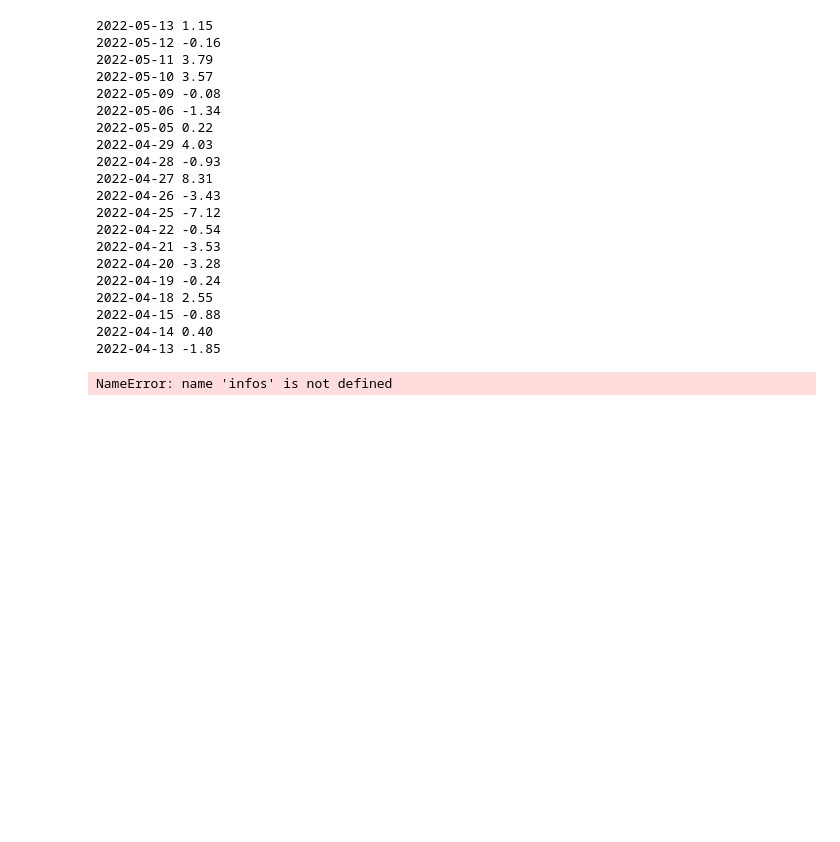
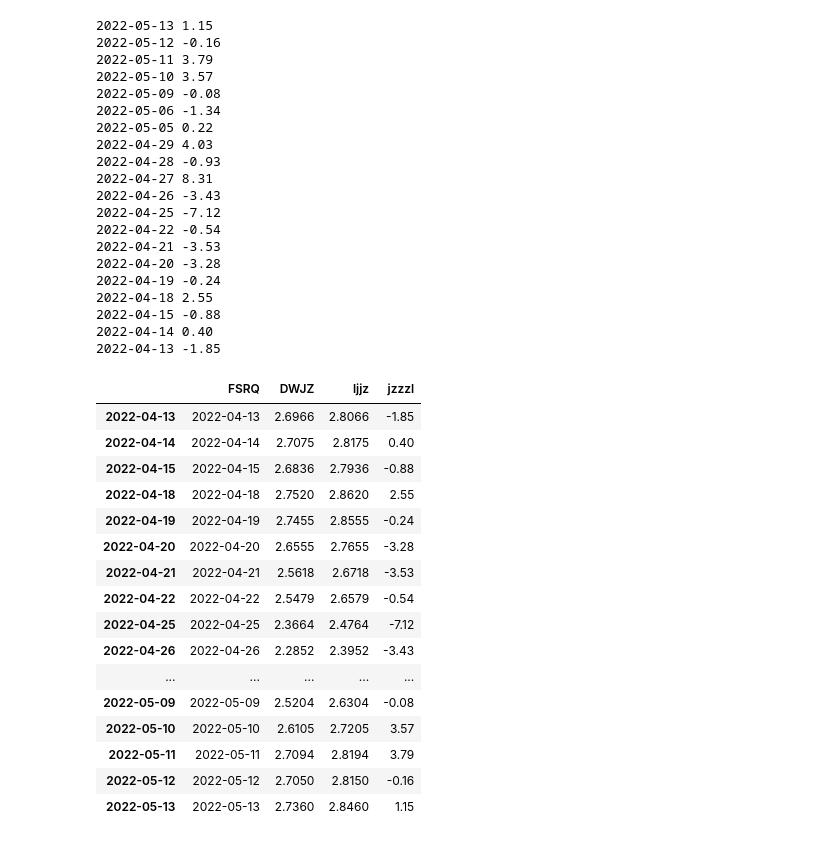
Before and after one commit to Kiiiiii123/stock-prediction-tutorial, a Jupyter notebook: 1.数据获取.ipynb, the cells around one changed output. Saved outputs shown, nothing was run; the diff lists cells and outputs as text; code cells hidden in the pictures; blank space fills up the shorter version.

```diff
--- a/1.数据获取.ipynb
+++ b/1.数据获取.ipynb
@@ -191,19 +191,42 @@ for info in infos:
 # %%
 infosLit = []
 indexList = []
 titleList = ['FSRQ', 'DWJZ', 'ljjz', 'jzzzl']
+
+infos = jsonText['Data']['LSJZList']
 
 for info in infos:
     FSRQ = info['FSRQ']    # 日期
     DWJZ = info['DWJZ']    # 单位净值
     LJJZ = info['LJJZ']    # 累计净值
     JZZZL = info['JZZZL']  # 增长率
 
     indexList.append(FSRQ)
 
     temList = []
     temList.append(FSRQ)
     temList.append(float(DWJZ))
-    temList.append(DW)
+    temList.append(float(LJJZ))
+    temList.append(float(JZZZL))
+    infosLit.append(temList)
+
+df = pd.DataFrame(infosLit, index=indexList, columns=titleList).sort_index()
+df
 # %% [output]
-NameError: name 'infos' is not defined
+|  | FSRQ | DWJZ | ljjz | jzzzl |
+| 2022-04-13 | 2022-04-13 | 2.6966 | 2.8066 | -1.85 |
+| 2022-04-14 | 2022-04-14 | 2.7075 | 2.8175 | 0.40 |
+| 2022-04-15 | 2022-04-15 | 2.6836 | 2.7936 | -0.88 |
+| 2022-04-18 | 2022-04-18 | 2.7520 | 2.8620 | 2.55 |
+| 2022-04-19 | 2022-04-19 | 2.7455 | 2.8555 | -0.24 |
+| 2022-04-20 | 2022-04-20 | 2.6555 | 2.7655 | -3.28 |
+| 2022-04-21 | 2022-04-21 | 2.5618 | 2.6718 | -3.53 |
+| 2022-04-22 | 2022-04-22 | 2.5479 | 2.6579 | -0.54 |
+| 2022-04-25 | 2022-04-25 | 2.3664 | 2.4764 | -7.12 |
+| 2022-04-26 | 2022-04-26 | 2.2852 | 2.3952 | -3.43 |
+| ... | ... | ... | ... | ... |
+| 2022-05-09 | 2022-05-09 | 2.5204 | 2.6304 | -0.08 |
+| 2022-05-10 | 2022-05-10 | 2.6105 | 2.7205 | 3.57 |
+| 2022-05-11 | 2022-05-11 | 2.7094 | 2.8194 | 3.79 |
+| 2022-05-12 | 2022-05-12 | 2.7050 | 2.8150 | -0.16 |
+| 2022-05-13 | 2022-05-13 | 2.7360 | 2.8460 | 1.15 |
```
